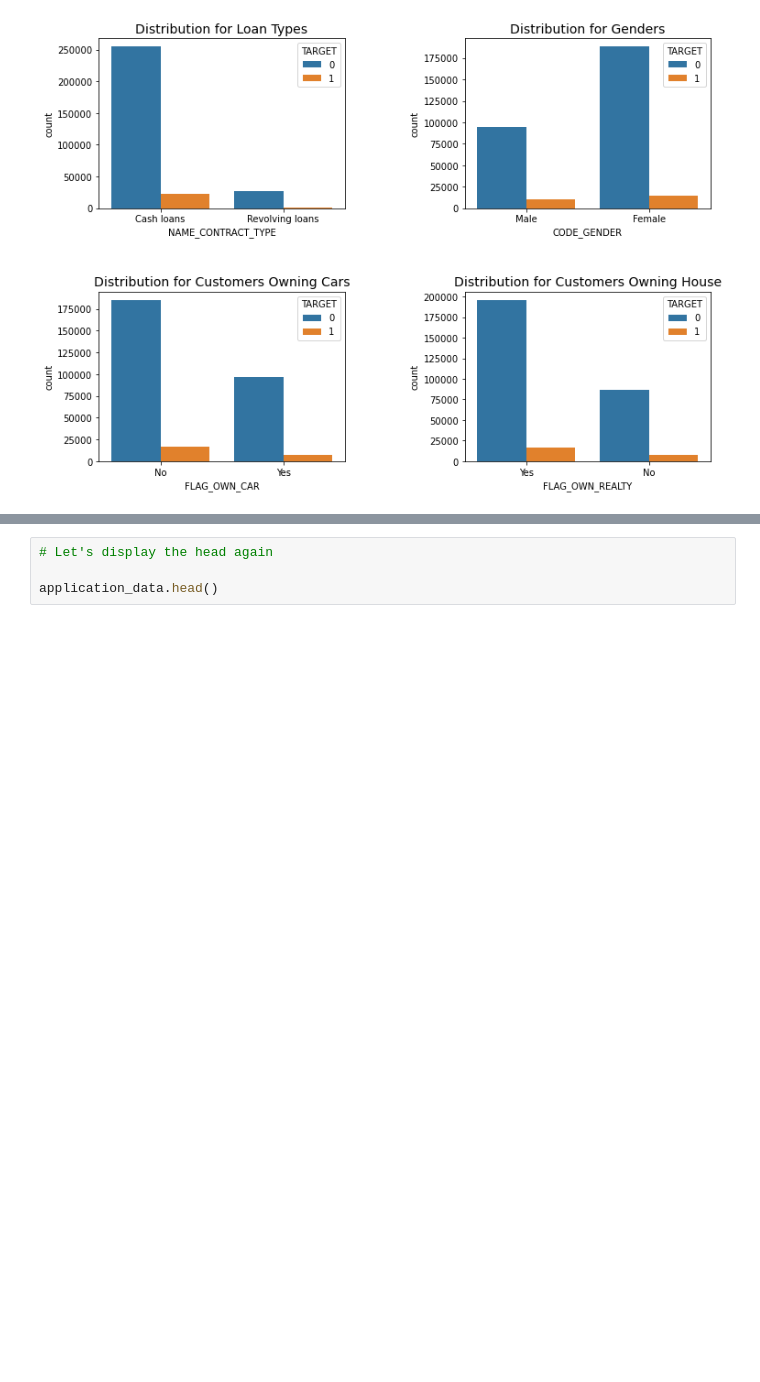
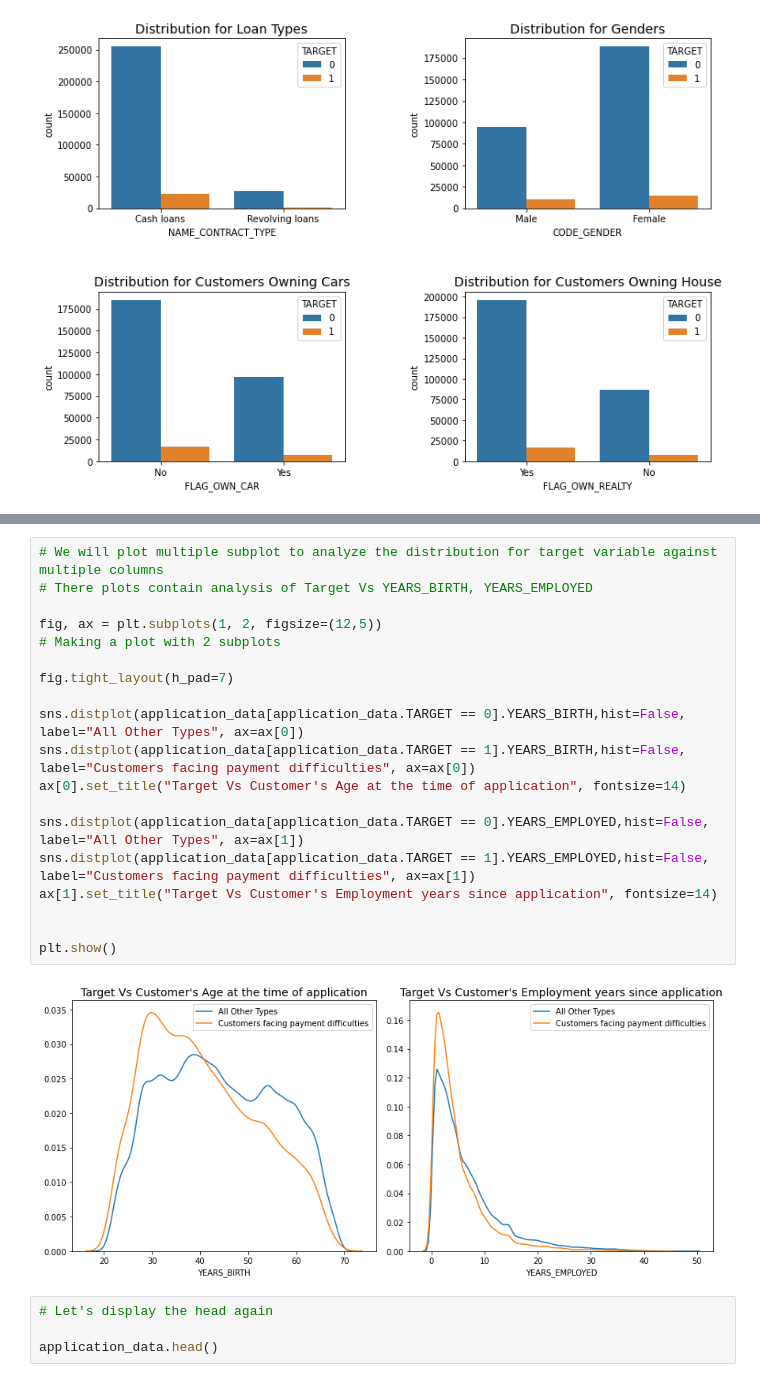
Before and after one commit to shardul-rajhans/Bank-Credit-Loan-Risk-Analytics-EDA, a Jupyter notebook: shardul_sohini_eda_case_study.ipynb, the cells around one changed output, grey strips where cells are left out. Cells and saved outputs as stored; diff of their text form; blank space fills up the shorter version.

```diff
--- a/shardul_sohini_eda_case_study.ipynb
+++ b/shardul_sohini_eda_case_study.ipynb
@@ -1334,6 +1324,27 @@ ax[1][1].set_title("Target Vs Income Amount", fontsize=14)
 plt.show()
 # %% [output]
 [figure]
+# %%
+# We will plot multiple subplot to analyze the distribution for target variable against multiple columns
+# There plots contain analysis of Target Vs YEARS_BIRTH, YEARS_EMPLOYED
+
+fig, ax = plt.subplots(1, 2, figsize=(12,5))
+# Making a plot with 2 subplots
+
+fig.tight_layout(h_pad=7)
+
+sns.distplot(application_data[application_data.TARGET == 0].YEARS_BIRTH,hist=False, label="All Other Types", ax=ax[0])
+sns.distplot(application_data[application_data.TARGET == 1].YEARS_BIRTH,hist=False, label="Customers facing payment difficulties", ax=ax[0])
+ax[0].set_title("Target Vs Customer's Age at the time of application", fontsize=14)
+
+sns.distplot(application_data[application_data.TARGET == 0].YEARS_EMPLOYED,hist=False, label="All Other Types", ax=ax[1])
+sns.distplot(application_data[application_data.TARGET == 1].YEARS_EMPLOYED,hist=False, label="Customers facing payment difficulties", ax=ax[1])
+ax[1].set_title("Target Vs Customer's Employment years since application", fontsize=14)
+
+
+plt.show()
+# %% [output]
+[figure, added]
 # %%
 # Let's display the head again
 
```
Also changed, not shown: parts of 6 cells of this notebook.
